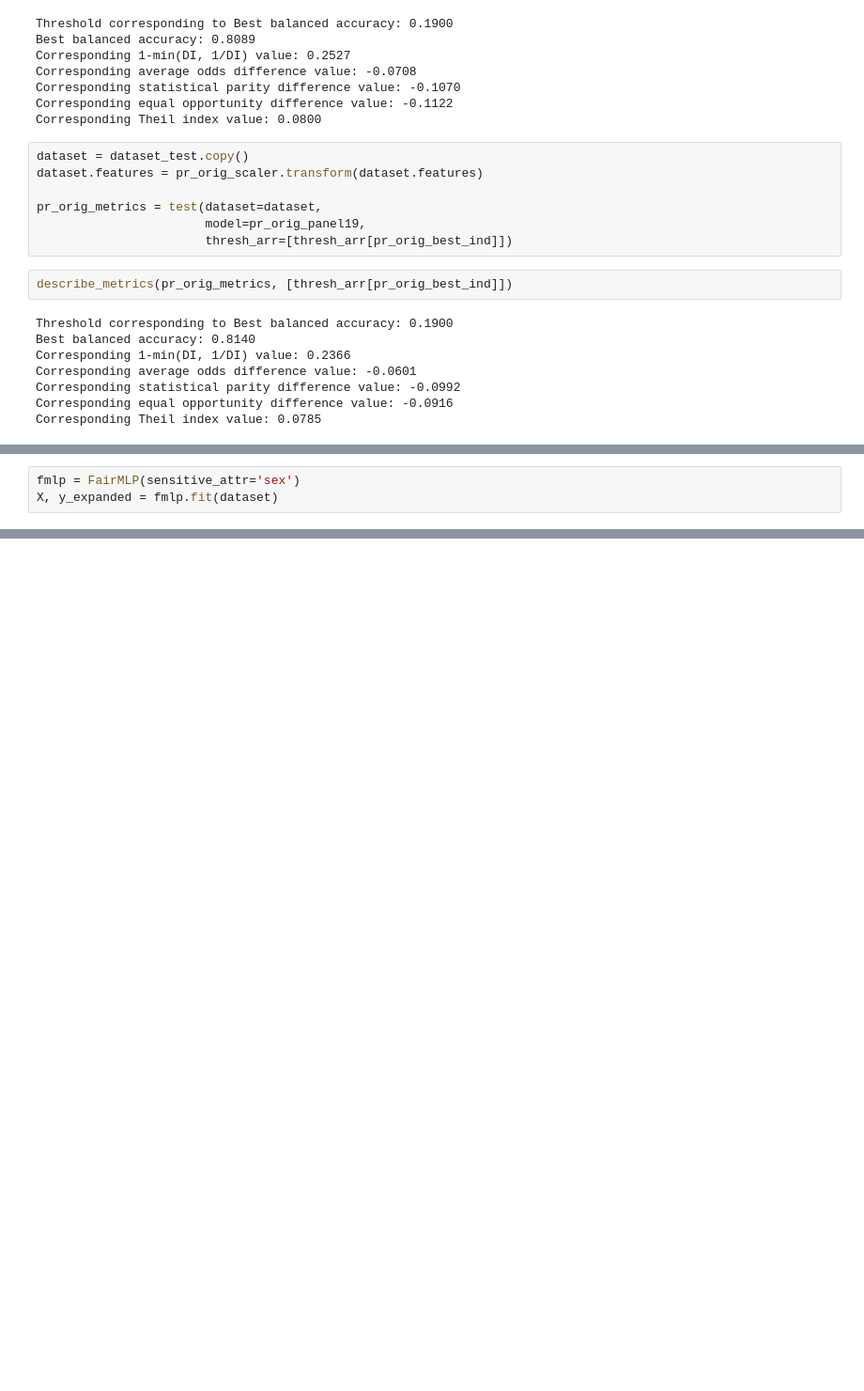
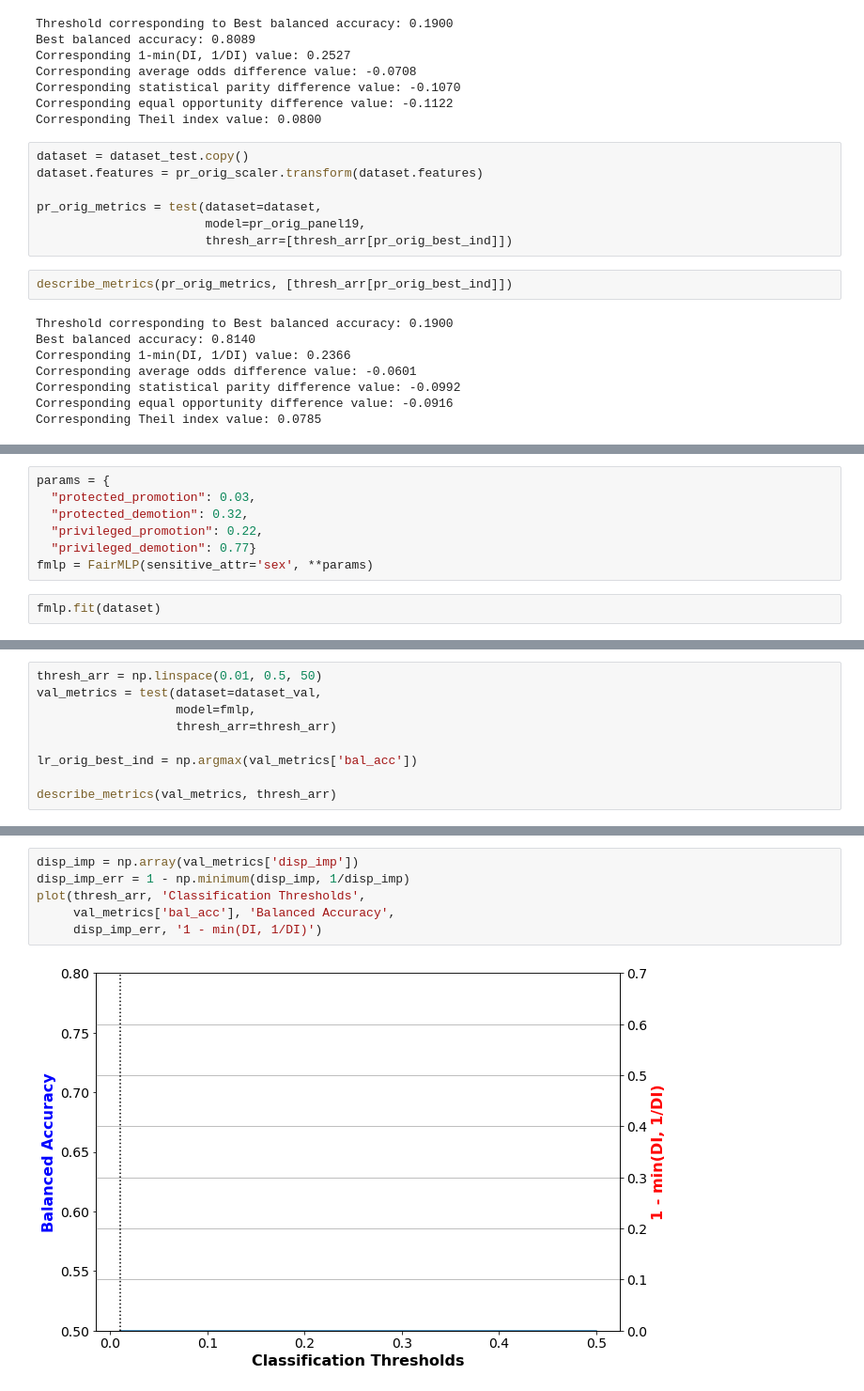
Before and after one commit to ygorcanalli/NoisyLabelTK, a Jupyter notebook: notebooks/21-09-29 seminary/aif360.ipynb, the cells around one changed output, grey strips where cells are left out. Shown at 94% size. Cells and saved outputs as stored; diff of their text form; blank space fills up the shorter version.

Commit message:
aif360 model v1 working

```diff
--- a/notebooks/21-09-29 seminary/aif360.ipynb
+++ b/notebooks/21-09-29 seminary/aif360.ipynb
@@ -374,4 +404,10 @@ dataset = dataset_train.copy()
+# %%
+params = {
+  "protected_promotion": 0.03,
+  "protected_demotion": 0.32,
+  "privileged_promotion": 0.22,
+  "privileged_demotion": 0.77}
+fmlp = FairMLP(sensitive_attr='sex', **params)
 # %%
-fmlp = FairMLP(sensitive_attr='sex')
-X, y_expanded = fmlp.fit(dataset)
+fmlp.fit(dataset)
 # %% [output]
@@ -382,0 +431,9 @@ NameError: name 'X' is not defined
+# %%
+thresh_arr = np.linspace(0.01, 0.5, 50)
+val_metrics = test(dataset=dataset_val,
+                   model=fmlp,
+                   thresh_arr=thresh_arr)
+
+lr_orig_best_ind = np.argmax(val_metrics['bal_acc'])
+
+describe_metrics(val_metrics, thresh_arr)
@@ -382,0 +449,8 @@ NameError: name 'X' is not defined
+# %%
+disp_imp = np.array(val_metrics['disp_imp'])
+disp_imp_err = 1 - np.minimum(disp_imp, 1/disp_imp)
+plot(thresh_arr, 'Classification Thresholds',
+     val_metrics['bal_acc'], 'Balanced Accuracy',
+     disp_imp_err, '1 - min(DI, 1/DI)')
+# %% [output]
+[figure, added]
```
Also changed, not shown: parts of 9 cells of this notebook, 2 other files.
